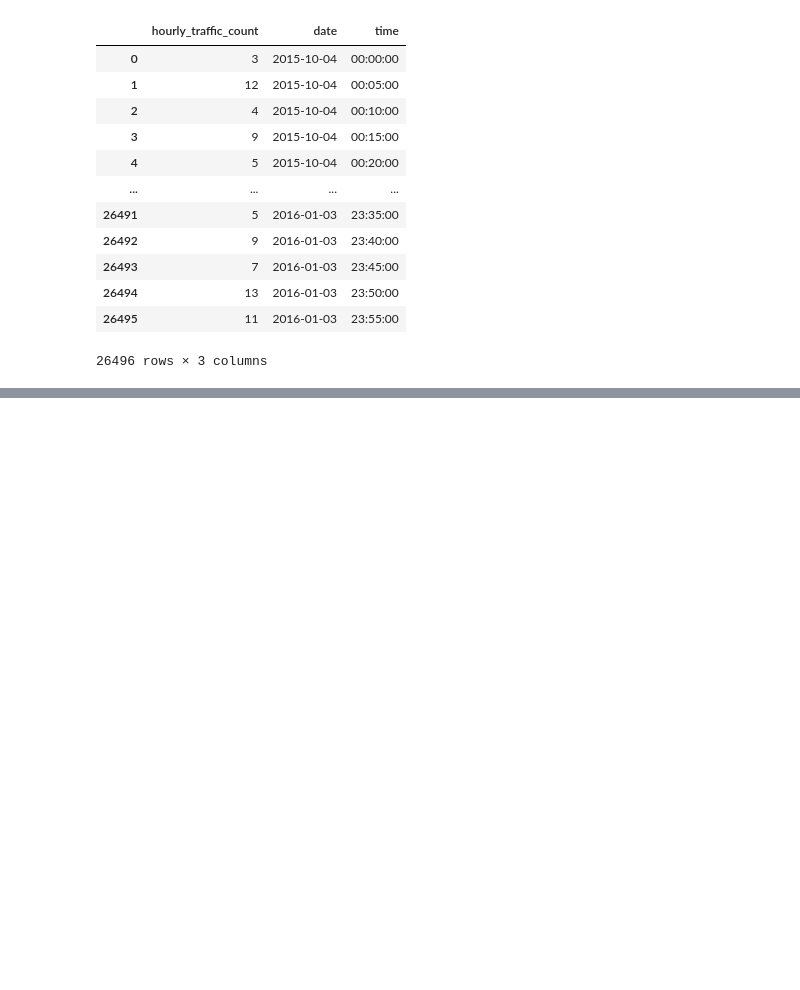
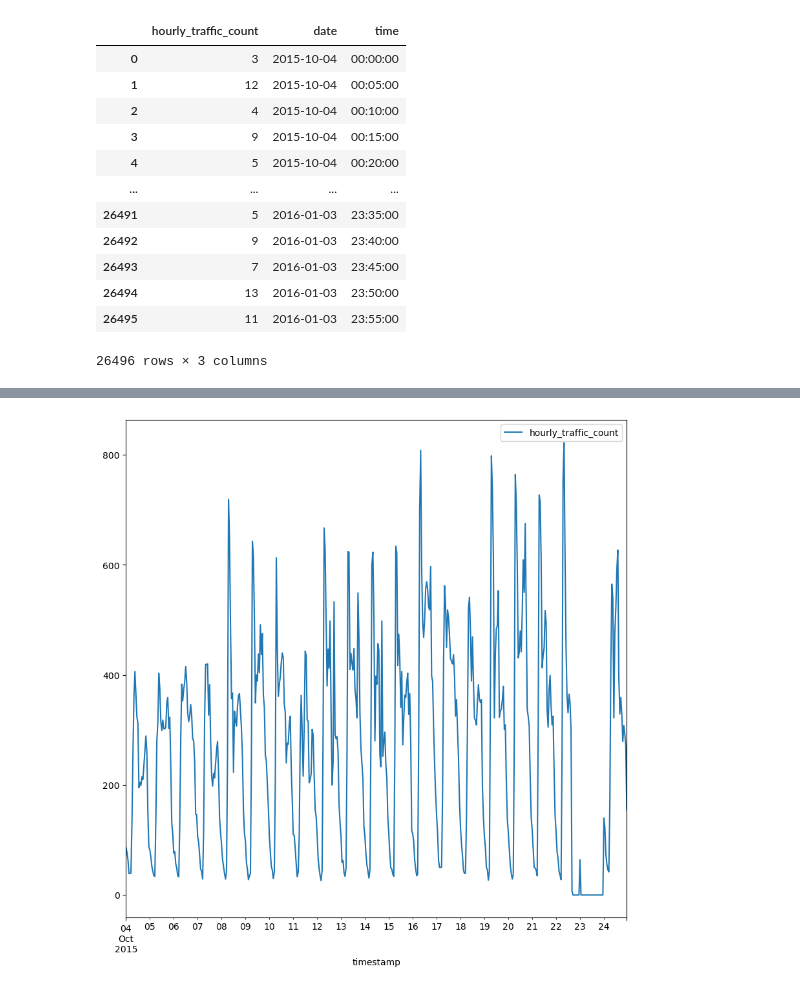
Before and after one commit to Edwin574/Traffic-Prediction-Model, a Jupyter notebook: Untitled.ipynb, the cells around one changed output, grey strips where cells are left out. Drawn from its saved outputs; the diff is of its cells as text; code cells hidden in the pictures; blank space fills up the shorter version.

```diff
--- a/Untitled.ipynb
+++ b/Untitled.ipynb
@@ -94,0 +100,4 @@ traffic_3.head(20)
+# %%
+traffic_h = traffic.resample("H", on="timestamp").hourly_traffic_count.sum()
+
+traffic_h.head(20)
@@ -94,0 +133,3 @@ traffic_3.head(20)
+# %%
+traffic_hourly = pd.DataFrame(traffic_h)
+traffic_hourly.head(48)
@@ -94,0 +155,3 @@ traffic_3.head(20)
+# %%
+three_weeks = traffic_hourly.head(504)
+three_weeks
@@ -94,0 +173,5 @@ traffic_3.head(20)
+# %%
+three_weeks.plot(figsize=(10,10))
+plt.show()
+# %% [output]
+[figure, added]
```
Also changed, not shown: parts of 24 cells of this notebook, 2 other files.
